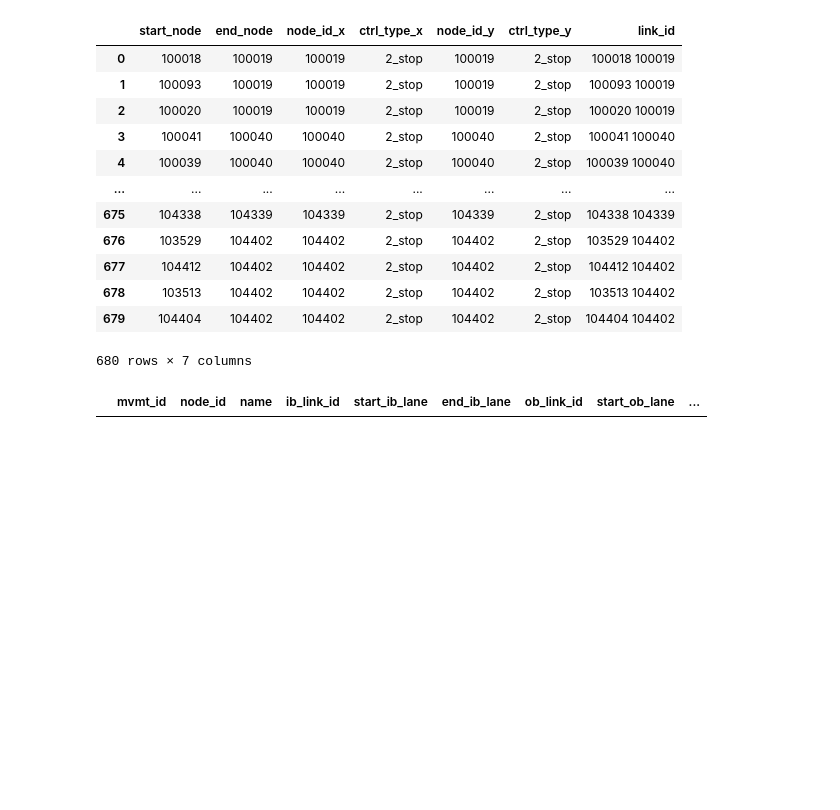
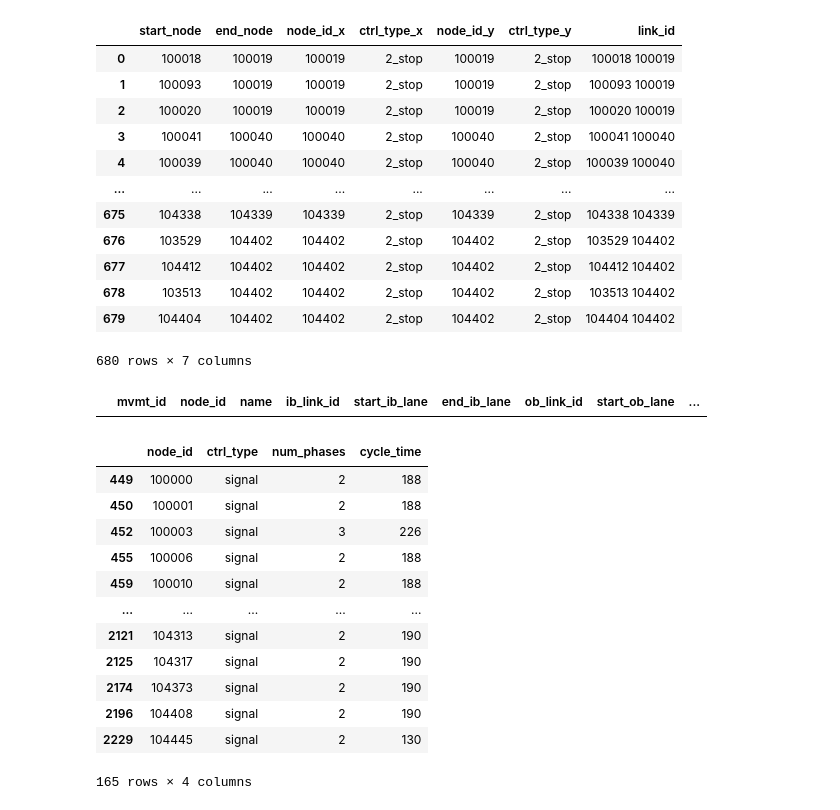
Before and after one commit to zephyr-data-specs/gmns, a Jupyter notebook: usage/conversion/DynusT/DynusT_Signals.ipynb, the cells around one changed output. Drawn from its saved outputs; the diff is of its cells as text; code cells hidden in the pictures; blank space fills up the shorter version.

```diff
--- a/usage/conversion/DynusT/DynusT_Signals.ipynb
+++ b/usage/conversion/DynusT/DynusT_Signals.ipynb
@@ -200,4 +200,20 @@ mvmts[[c for c in mvmts.columns if 'b_lane' in c]] = mvmts[[c for c in mvmts.col
 nodes.to_csv('../../../examples/Lima/GMNS/node.csv', index=False)
 links.to_csv('../../../examples/Lima/GMNS/link.csv', index=False)
 mvmts.to_csv('../../../examples/Lima/GMNS/movement.csv', index=False)
+# %%
+ctrl_nodes[ctrl_nodes['ctrl_type'] == 'signal']
+# %% [output]
+|  | node_id | ctrl_type | num_phases | cycle_time |
+| 449 | 100000 | signal | 2 | 188 |
+| 450 | 100001 | signal | 2 | 188 |
+| 452 | 100003 | signal | 3 | 226 |
+| 455 | 100006 | signal | 2 | 188 |
+| 459 | 100010 | signal | 2 | 188 |
+| ... | ... | ... | ... | ... |
+| 2121 | 104313 | signal | 2 | 190 |
+| 2125 | 104317 | signal | 2 | 190 |
+| 2174 | 104373 | signal | 2 | 190 |
+| 2196 | 104408 | signal | 2 | 190 |
+| 2229 | 104445 | signal | 2 | 130 |
+165 rows × 4 columns
 # %%
```
Also changed, not shown: parts of 4 cells of this notebook, 2 other files.
